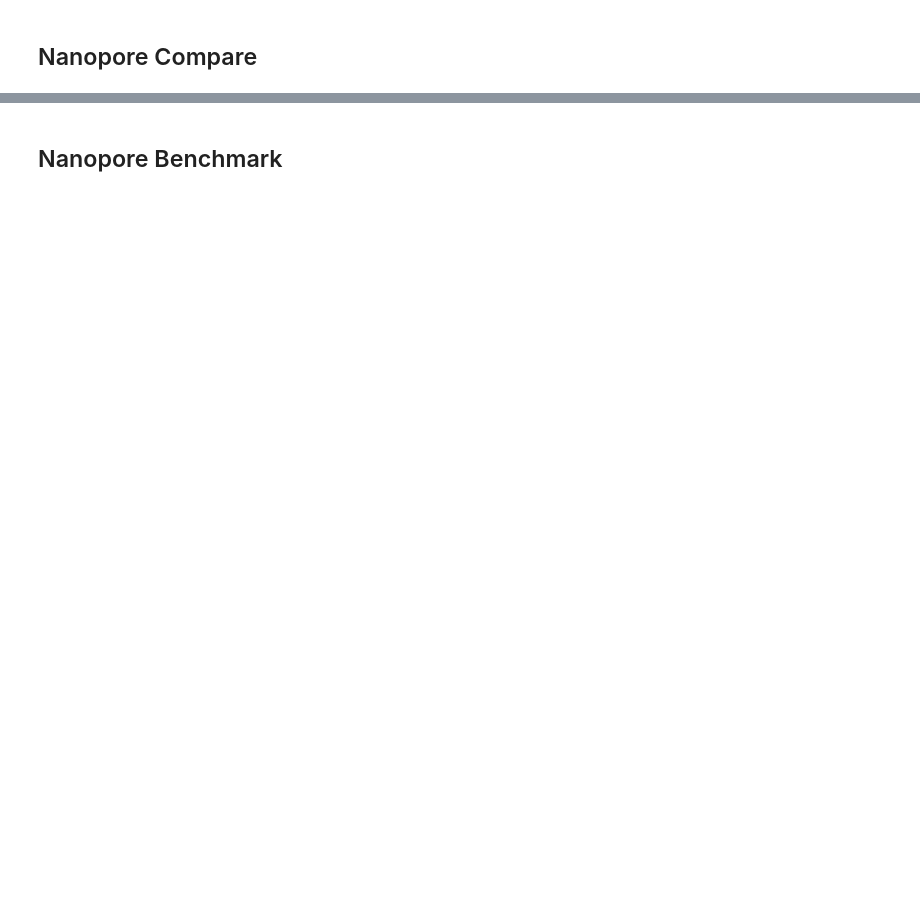
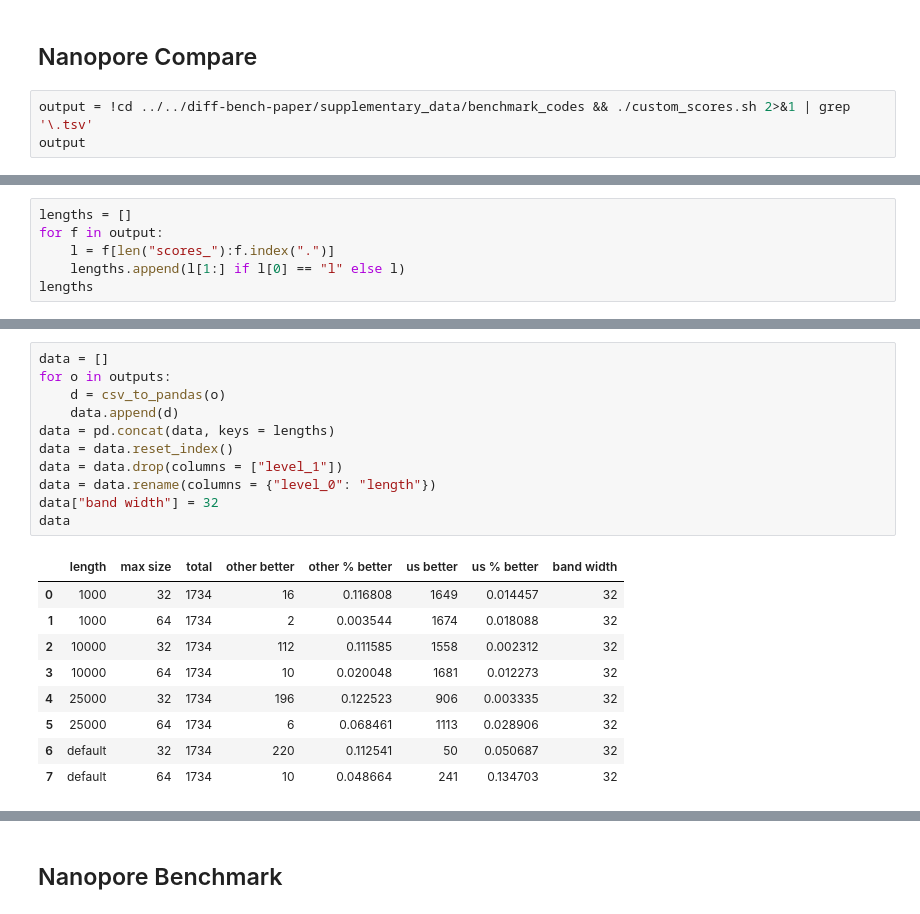
Before and after one commit to Daniel-Liu-c0deb0t/block-aligner, a Jupyter notebook: vis/block_aligner_vis.ipynb, the cells around one changed output, grey strips where cells are left out. Cells and saved outputs as stored; diff of their text form; blank space fills up the shorter version.

```diff
--- a/vis/block_aligner_vis.ipynb
+++ b/vis/block_aligner_vis.ipynb
@@ -252,2 +362,5 @@ alt.Chart(data, title = "Overall Uniclust 30 Speed").mark_bar().encode(
 # %% [markdown]
 ## Nanopore Compare
+# %%
+output = !cd ../../diff-bench-paper/supplementary_data/benchmark_codes && ./custom_scores.sh 2>&1 | grep '\.tsv'
+output
@@ -253,0 +372,6 @@ alt.Chart(data, title = "Overall Uniclust 30 Speed").mark_bar().encode(
+# %%
+lengths = []
+for f in output:
+    l = f[len("scores_"):f.index(".")]
+    lengths.append(l[1:] if l[0] == "l" else l)
+lengths
@@ -253,0 +405,21 @@ alt.Chart(data, title = "Overall Uniclust 30 Speed").mark_bar().encode(
+# %%
+data = []
+for o in outputs:
+    d = csv_to_pandas(o)
+    data.append(d)
+data = pd.concat(data, keys = lengths)
+data = data.reset_index()
+data = data.drop(columns = ["level_1"])
+data = data.rename(columns = {"level_0": "length"})
+data["band width"] = 32
+data
+# %% [output]
+|  | length | max size | total | other better | other % better | us better | us % better | band width |
+| 0 | 1000 | 32 | 1734 | 16 | 0.116808 | 1649 | 0.014457 | 32 |
+| 1 | 1000 | 64 | 1734 | 2 | 0.003544 | 1674 | 0.018088 | 32 |
+| 2 | 10000 | 32 | 1734 | 112 | 0.111585 | 1558 | 0.002312 | 32 |
+| 3 | 10000 | 64 | 1734 | 10 | 0.020048 | 1681 | 0.012273 | 32 |
+| 4 | 25000 | 32 | 1734 | 196 | 0.122523 | 906 | 0.003335 | 32 |
+| 5 | 25000 | 64 | 1734 | 6 | 0.068461 | 1113 | 0.028906 | 32 |
+| 6 | default | 32 | 1734 | 220 | 0.112541 | 50 | 0.050687 | 32 |
+| 7 | default | 64 | 1734 | 10 | 0.048664 | 241 | 0.134703 | 32 |
```
Also changed, not shown: parts of 37 cells of this notebook, 3 other files.
